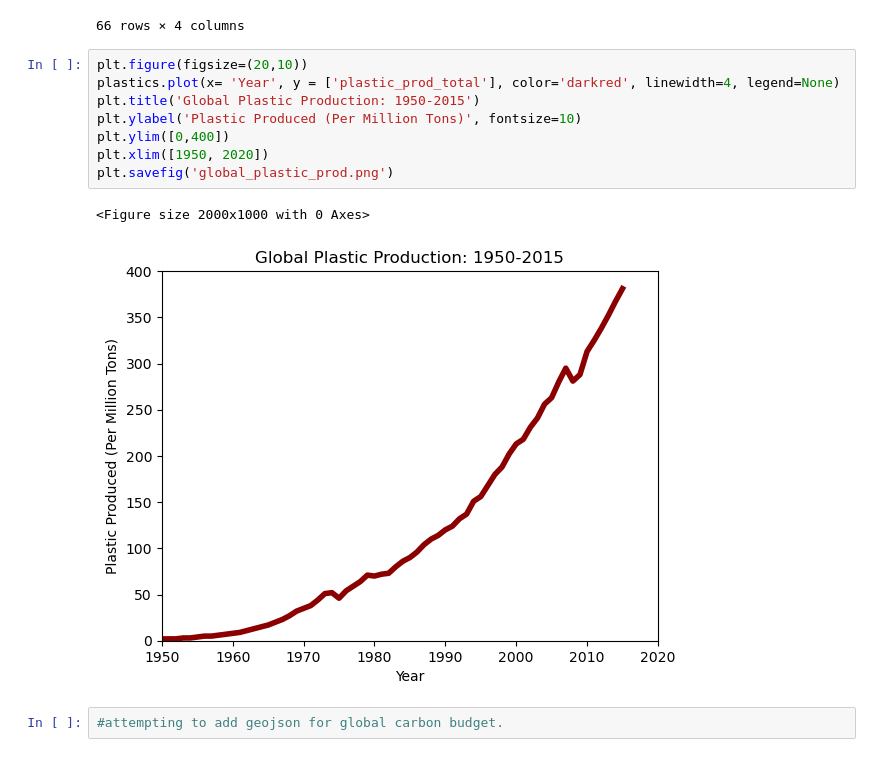
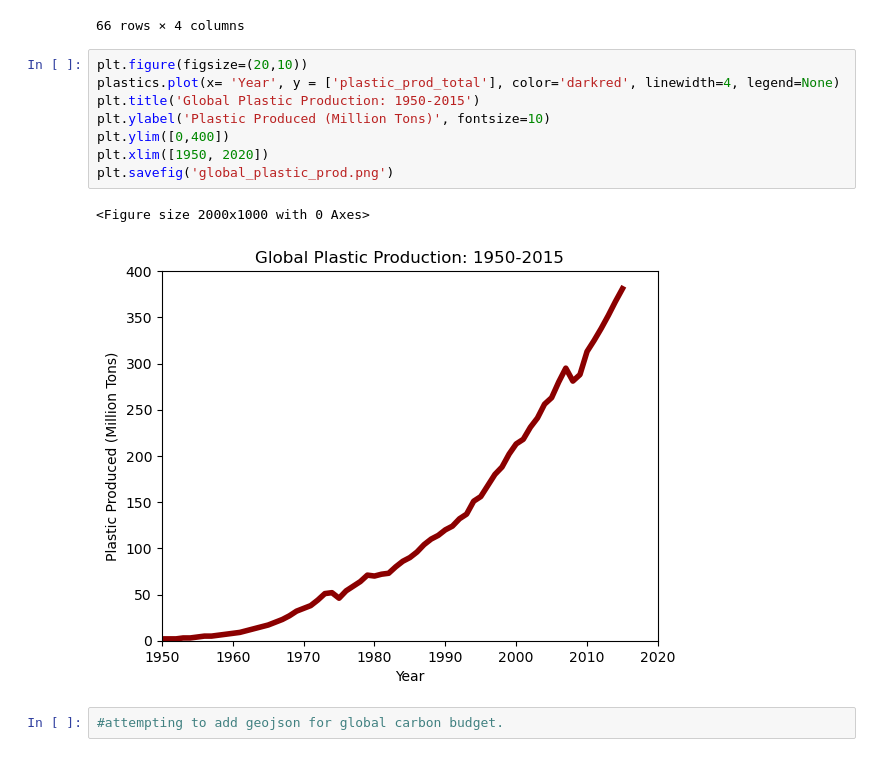
Before and after one commit to treybourgeois/nss_capstone_2021, a Jupyter notebook: data2/capstone_notebook.ipynb, the cells around one changed output. Drawn from its saved outputs; the diff is of its cells as text.

```diff
--- a/data2/capstone_notebook.ipynb
+++ b/data2/capstone_notebook.ipynb
@@ -429,14 +430,14 @@ plastics
 # %%
 plt.figure(figsize=(20,10))
 plastics.plot(x= 'Year', y = ['plastic_prod_total'], color='darkred', linewidth=4, legend=None)
 plt.title('Global Plastic Production: 1950-2015')
-plt.ylabel('Plastic Produced (Per Million Tons)', fontsize=10)
+plt.ylabel('Plastic Produced (Million Tons)', fontsize=10)
 plt.ylim([0,400])
 plt.xlim([1950, 2020])
 plt.savefig('global_plastic_prod.png')
 # %% [output]
 <Figure size 2000x1000 with 0 Axes>
-[figure, old version]
+[figure, new version]
 # %%
 #attempting to add geojson for global carbon budget.
 # %%
```
Also changed, not shown: parts of 3 cells of this notebook, 11 other files.
